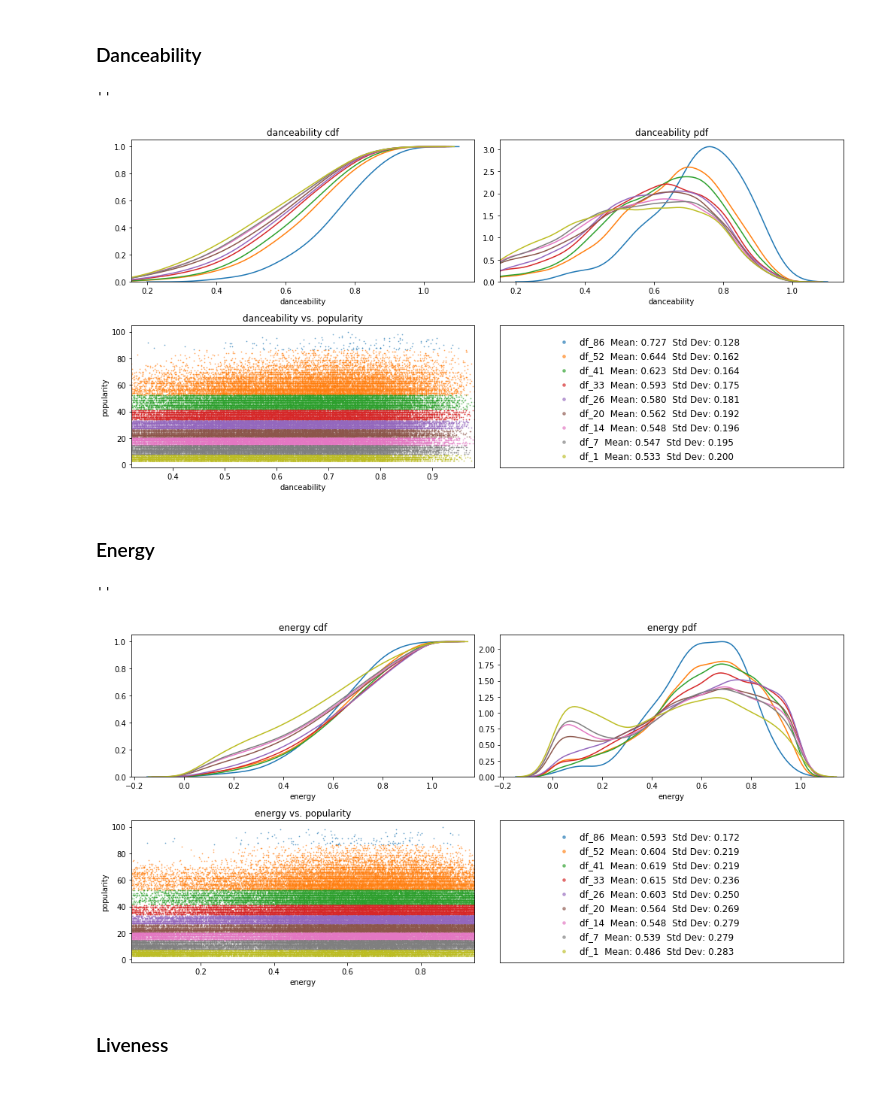
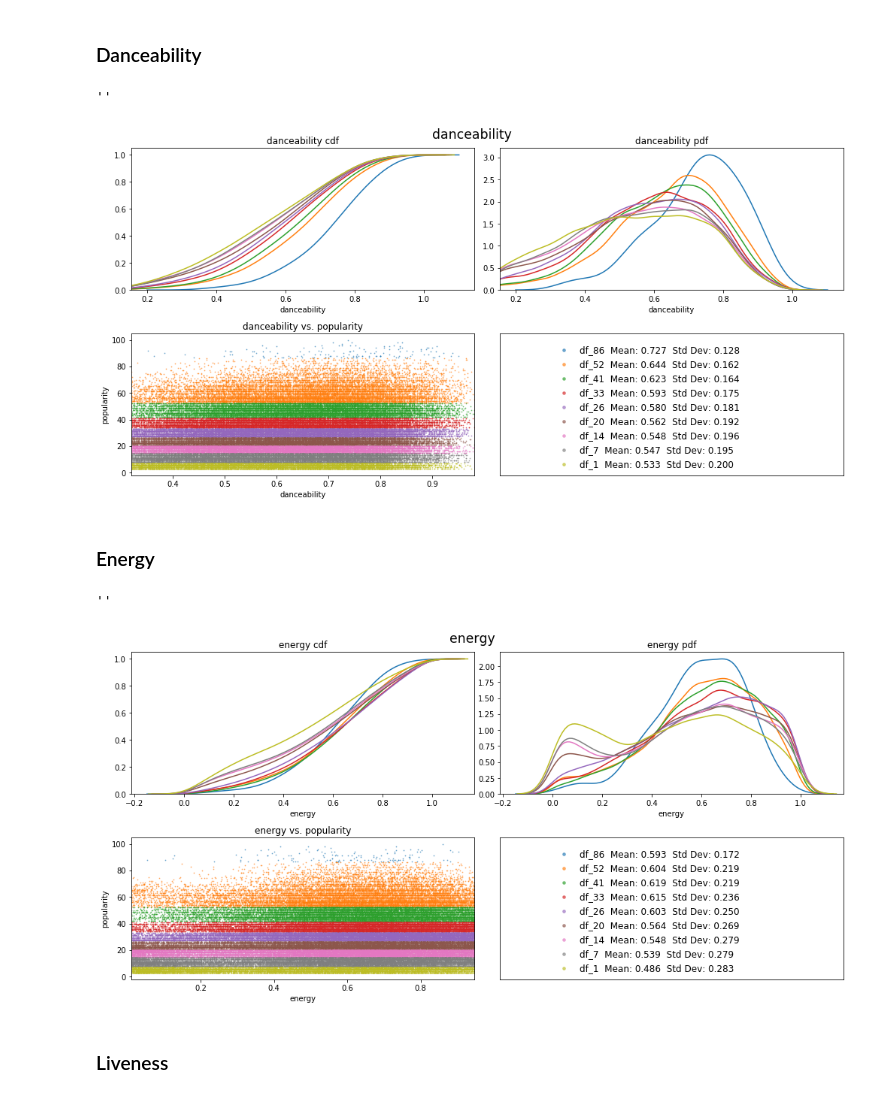
Before and after one commit to brentthayer1/capstone1, a Jupyter notebook: capstone1_eda.ipynb, the cells around one changed output. Cells and saved outputs as stored; diff of their text form; code cells hidden in the pictures.

Commit message:
images to README

```diff
--- a/capstone1_eda.ipynb
+++ b/capstone1_eda.ipynb
@@ -280,15 +281,16 @@ plt.suptitle(attribute, fontsize='xx-large', y=1)
 # %%
 attribute = 'danceability'
 against = 'popularity'
 low, high = None, None
 fs = (14,7)
 
 cs1.master_plotter(df_lst, df_name_lst, attribute, against, low, high, fs)
-
+plt.suptitle(attribute, fontsize='xx-large', y=1)
+plt.savefig(f'{attribute}.png', format='png')
 ;
 # %% [output]
 ''
-[figure, old version]
+[figure, new version]
 # %% [markdown]
 ### Energy
 # %%
@@ -298,11 +300,12 @@ low, high = None, None
 fs = (14,7)
 
 cs1.master_plotter(df_lst, df_name_lst, attribute, against, low, high, fs)
-
+plt.suptitle(attribute, fontsize='xx-large', y=1)
+plt.savefig(f'{attribute}.png', format='png')
 ;
 # %% [output]
 ''
-[figure, old version]
+[figure, new version]
 # %% [markdown]
 ### Liveness
 # %%
```
Also changed, not shown: parts of 6 cells of this notebook, 9 other files.
